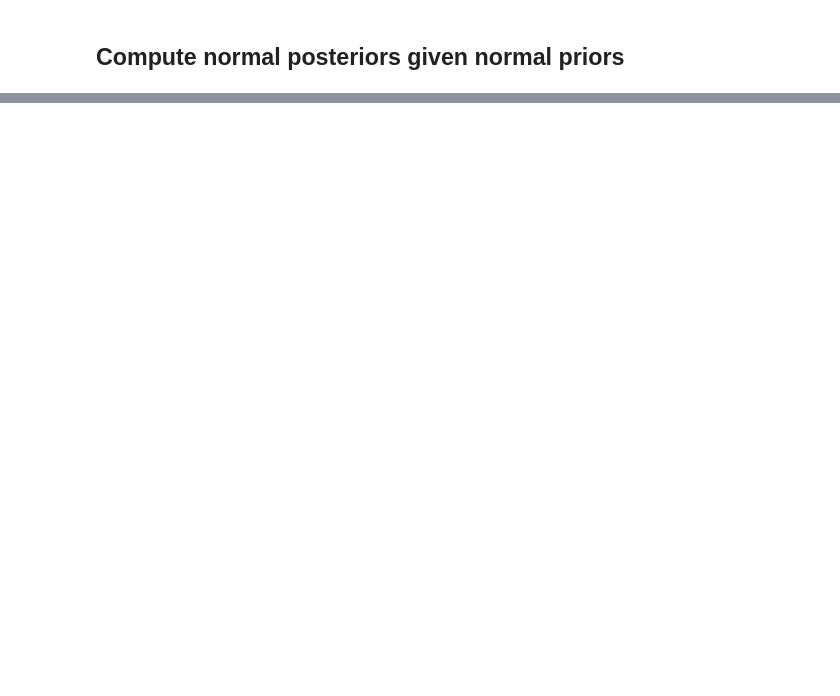
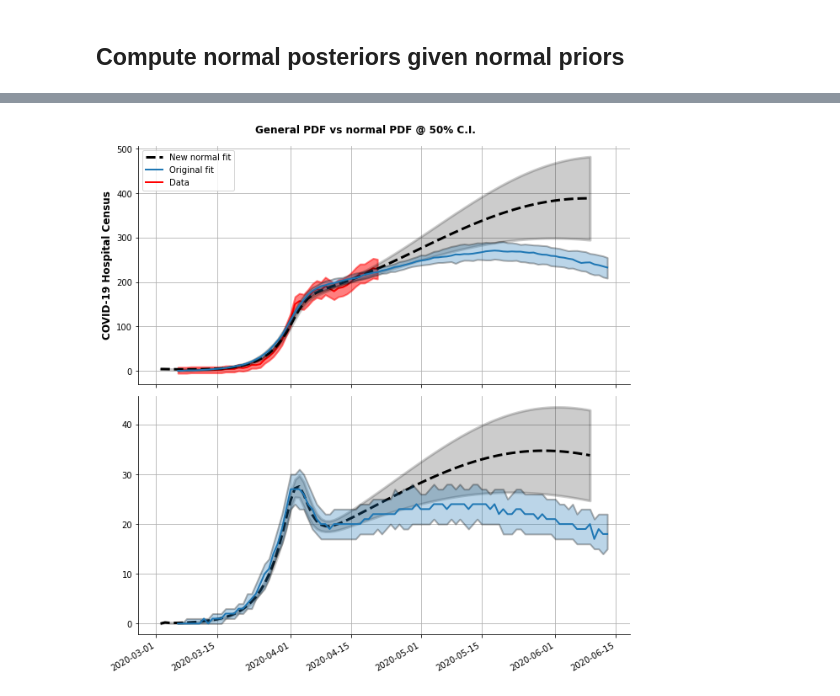
Before and after one commit to pennsignals/bayes-chime, a Jupyter notebook: notebooks/How-to-use-normal-approximations-module.ipynb, the cells around one changed output, grey strips where cells are left out. Drawn from its saved outputs; the diff is of its cells as text; code cells hidden in the pictures; blank space fills up the shorter version.

Commit message:
Added notebook which compares normal vs general Bayesian parameter inference

```diff
--- a/notebooks/How-to-use-normal-approximations-module.ipynb
+++ b/notebooks/How-to-use-normal-approximations-module.ipynb
@@ -271,10 +365,3 @@ pp = {
 pp["L"] = PRIORS["logistic_L"]
 pp["x0"] = PRIORS["logistic_x0"] + OFFSET
 pp["k"] = PRIORS["logistic_k"]
-
-seir.update_parameters = update_parameters
-seir.fit_start_date = "2020-03-06"
-seir.fit_columns = "hospital_census"
-seir.debug = False
-
-yy = gvar(DATA_DF.hosp.values, DATA_DF.hosp.values * 0.1 + 10)
@@ -286,2 +387,5 @@ fit = nonlinear_fit(data=(xx, yy), prior=pp, fcn=seir.fit_fcn, debug=False)
 # %%
 fit = nonlinear_fit(data=(xx, yy), prior=pp, fcn=seir.fit_fcn, debug=False)
+# %%
+%%timeit
+nonlinear_fit(data=(xx, yy), prior=pp, fcn=seir.fit_fcn, debug=False)
@@ -295,11 +401,11 @@ df.index -= timedelta(days=OFFSET)
 fig, axs = subplots(ncols=1, nrows=2, figsize=(9, 9), sharex=False)
 
 gv_kws = dict(color="black", zorder=10, lw=3, z_factor=0.674)
-gv_line_kws = {"ls": "--", "label": "Normal posteriors"}
+gv_line_kws = {"ls": "--", "label": "New normal fit"}
 gv_fill_kws = {"alpha": 0.2}
 
 fill_kws = {"alpha": 0.3, "edgecolor": "k", "lw": 2}
-line_kws = {"ls": "-", "label": "Data", "lw": 2}
+line_kws = {"ls": "-", "label": "Original fit", "lw": 2}
 
 
 # Census
@@ -353,33 +459,35 @@ plot_gvar(
     y=df["hospital_admits"].values,
     ax=ax,
     **gv_kws,
     line_kws=gv_line_kws,
     fill_kws=gv_fill_kws,
 )
 ax.grid(True)
 
 
 ## Original
 plot_band(
     x=tf.index,
     y1=tf["Hospitalized Admits 25%"],
     ym=tf["Hospitalized Admits Median"],
     y2=tf["Hospitalized Admits 75%"],
     fill_kws=fill_kws,
     line_kws=line_kws,
     ax=ax,
     zorder=20,
 )
 
 
 fig.suptitle(
     "General PDF vs normal PDF @ 50% C.I.", y=1.02, fontsize=12, fontweight="bold"
 )
 fig.autofmt_xdate()
 fig.tight_layout()
 
 despine()
 show_plot(fig)
+# %% [output]
+[figure, added]
 # %%
 print(fit)
 
```
Also changed, not shown: parts of 38 cells of this notebook.
